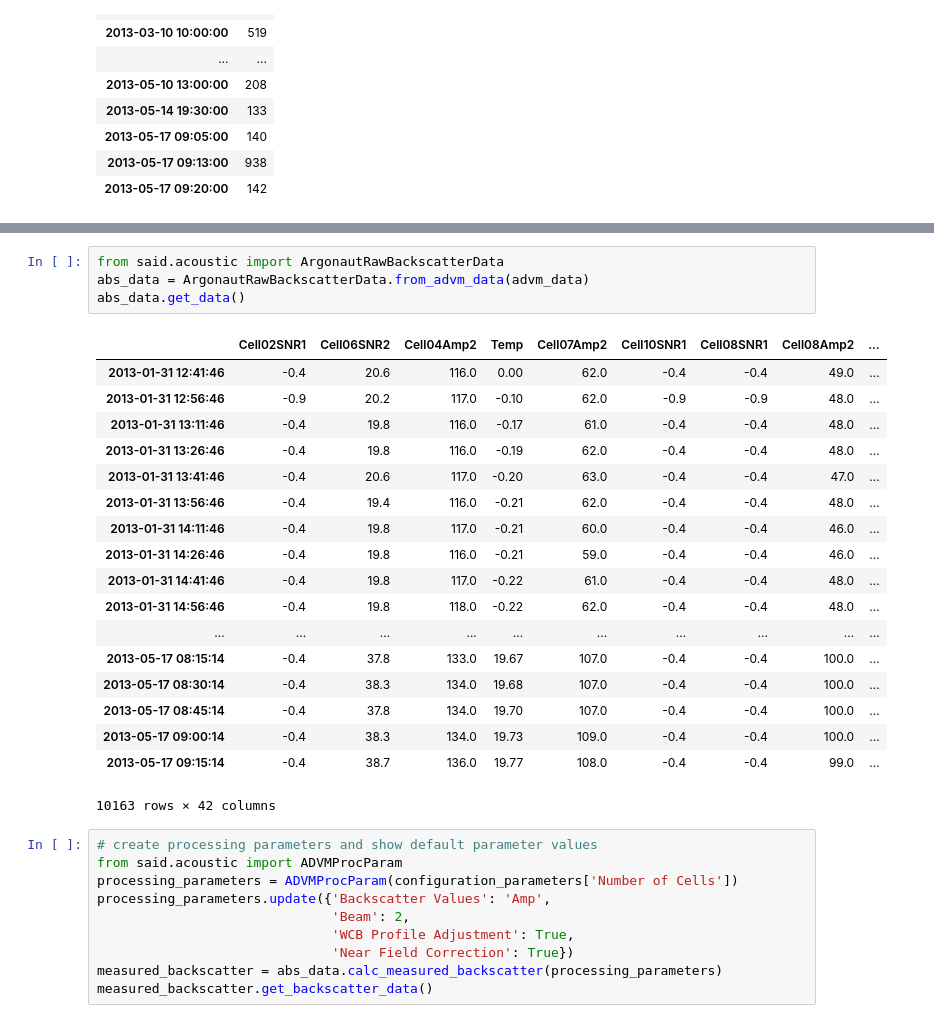
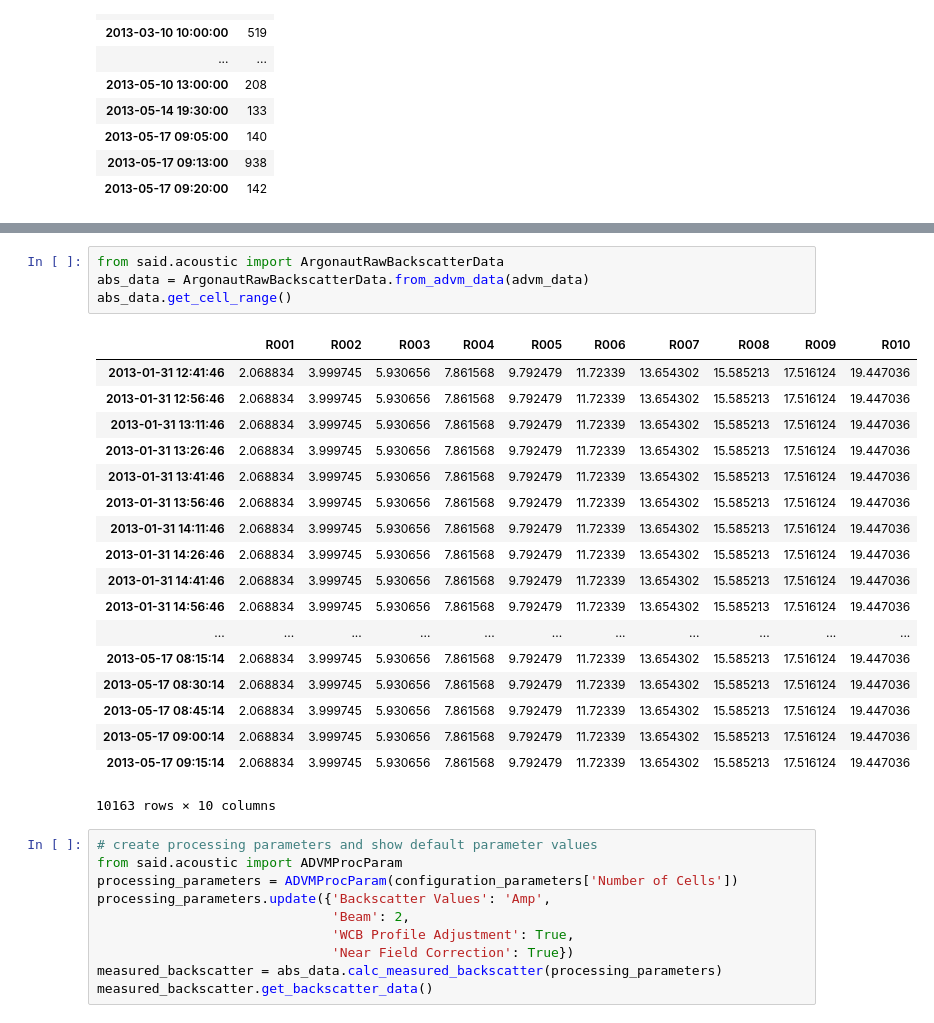
Before and after one commit to thodson-usgs/mfasaid, a Jupyter notebook: index-Copy1.ipynb, the cells around one changed output, grey strips where cells are left out. Saved outputs shown, nothing was run; the diff lists cells and outputs as text.

```diff
--- a/index-Copy1.ipynb
+++ b/index-Copy1.ipynb
@@ -76,26 +98,26 @@ configuration_parameters
 # %%
 from said.acoustic import ArgonautRawBackscatterData
 abs_data = ArgonautRawBackscatterData.from_advm_data(advm_data)
-abs_data.get_data()
+abs_data.get_cell_range()
 # %% [output]
-|  | Cell02SNR1 | Cell06SNR2 | Cell04Amp2 | Temp | Cell07Amp2 | Cell10SNR1 | Cell08SNR1 | Cell08Amp2 | ... |
-| 2013-01-31 12:41:46 | -0.4 | 20.6 | 116.0 | 0.00 | 62.0 | -0.4 | -0.4 | 49.0 | ... |
-| 2013-01-31 12:56:46 | -0.9 | 20.2 | 117.0 | -0.10 | 62.0 | -0.9 | -0.9 | 48.0 | ... |
-| 2013-01-31 13:11:46 | -0.4 | 19.8 | 116.0 | -0.17 | 61.0 | -0.4 | -0.4 | 48.0 | ... |
-| 2013-01-31 13:26:46 | -0.4 | 19.8 | 116.0 | -0.19 | 62.0 | -0.4 | -0.4 | 48.0 | ... |
-| 2013-01-31 13:41:46 | -0.4 | 20.6 | 117.0 | -0.20 | 63.0 | -0.4 | -0.4 | 47.0 | ... |
-| 2013-01-31 13:56:46 | -0.4 | 19.4 | 116.0 | -0.21 | 62.0 | -0.4 | -0.4 | 48.0 | ... |
-| 2013-01-31 14:11:46 | -0.4 | 19.8 | 117.0 | -0.21 | 60.0 | -0.4 | -0.4 | 46.0 | ... |
-| 2013-01-31 14:26:46 | -0.4 | 19.8 | 116.0 | -0.21 | 59.0 | -0.4 | -0.4 | 46.0 | ... |
-| 2013-01-31 14:41:46 | -0.4 | 19.8 | 117.0 | -0.22 | 61.0 | -0.4 | -0.4 | 48.0 | ... |
-| 2013-01-31 14:56:46 | -0.4 | 19.8 | 118.0 | -0.22 | 62.0 | -0.4 | -0.4 | 48.0 | ... |
-| ... | ... | ... | ... | ... | ... | ... | ... | ... | ... |
-| 2013-05-17 08:15:14 | -0.4 | 37.8 | 133.0 | 19.67 | 107.0 | -0.4 | -0.4 | 100.0 | ... |
-| 2013-05-17 08:30:14 | -0.4 | 38.3 | 134.0 | 19.68 | 107.0 | -0.4 | -0.4 | 100.0 | ... |
-| 2013-05-17 08:45:14 | -0.4 | 37.8 | 134.0 | 19.70 | 107.0 | -0.4 | -0.4 | 100.0 | ... |
-| 2013-05-17 09:00:14 | -0.4 | 38.3 | 134.0 | 19.73 | 109.0 | -0.4 | -0.4 | 100.0 | ... |
-| 2013-05-17 09:15:14 | -0.4 | 38.7 | 136.0 | 19.77 | 108.0 | -0.4 | -0.4 | 99.0 | ... |
+|  | R001 | R002 | R003 | R004 | R005 | R006 | R007 | R008 | R009 | R010 |
+| 2013-01-31 12:41:46 | 2.068834 | 3.999745 | 5.930656 | 7.861568 | 9.792479 | 11.72339 | 13.654302 | 15.585213 | 17.516124 | 19.447036 |
+| 2013-01-31 12:56:46 | 2.068834 | 3.999745 | 5.930656 | 7.861568 | 9.792479 | 11.72339 | 13.654302 | 15.585213 | 17.516124 | 19.447036 |
+| 2013-01-31 13:11:46 | 2.068834 | 3.999745 | 5.930656 | 7.861568 | 9.792479 | 11.72339 | 13.654302 | 15.585213 | 17.516124 | 19.447036 |
+| 2013-01-31 13:26:46 | 2.068834 | 3.999745 | 5.930656 | 7.861568 | 9.792479 | 11.72339 | 13.654302 | 15.585213 | 17.516124 | 19.447036 |
+| 2013-01-31 13:41:46 | 2.068834 | 3.999745 | 5.930656 | 7.861568 | 9.792479 | 11.72339 | 13.654302 | 15.585213 | 17.516124 | 19.447036 |
+| 2013-01-31 13:56:46 | 2.068834 | 3.999745 | 5.930656 | 7.861568 | 9.792479 | 11.72339 | 13.654302 | 15.585213 | 17.516124 | 19.447036 |
+| 2013-01-31 14:11:46 | 2.068834 | 3.999745 | 5.930656 | 7.861568 | 9.792479 | 11.72339 | 13.654302 | 15.585213 | 17.516124 | 19.447036 |
+| 2013-01-31 14:26:46 | 2.068834 | 3.999745 | 5.930656 | 7.861568 | 9.792479 | 11.72339 | 13.654302 | 15.585213 | 17.516124 | 19.447036 |
+| 2013-01-31 14:41:46 | 2.068834 | 3.999745 | 5.930656 | 7.861568 | 9.792479 | 11.72339 | 13.654302 | 15.585213 | 17.516124 | 19.447036 |
+| 2013-01-31 14:56:46 | 2.068834 | 3.999745 | 5.930656 | 7.861568 | 9.792479 | 11.72339 | 13.654302 | 15.585213 | 17.516124 | 19.447036 |
+| ... | ... | ... | ... | ... | ... | ... | ... | ... | ... | ... |
+| 2013-05-17 08:15:14 | 2.068834 | 3.999745 | 5.930656 | 7.861568 | 9.792479 | 11.72339 | 13.654302 | 15.585213 | 17.516124 | 19.447036 |
+| 2013-05-17 08:30:14 | 2.068834 | 3.999745 | 5.930656 | 7.861568 | 9.792479 | 11.72339 | 13.654302 | 15.585213 | 17.516124 | 19.447036 |
+| 2013-05-17 08:45:14 | 2.068834 | 3.999745 | 5.930656 | 7.861568 | 9.792479 | 11.72339 | 13.654302 | 15.585213 | 17.516124 | 19.447036 |
+| 2013-05-17 09:00:14 | 2.068834 | 3.999745 | 5.930656 | 7.861568 | 9.792479 | 11.72339 | 13.654302 | 15.585213 | 17.516124 | 19.447036 |
+| 2013-05-17 09:15:14 | 2.068834 | 3.999745 | 5.930656 | 7.861568 | 9.792479 | 11.72339 | 13.654302 | 15.585213 | 17.516124 | 19.447036 |
-10163 rows × 42 columns
+10163 rows × 10 columns
 # %%
 # create processing parameters and show default parameter values
 from said.acoustic import ADVMProcParam
```
Also changed, not shown: parts of 7 cells of this notebook.
